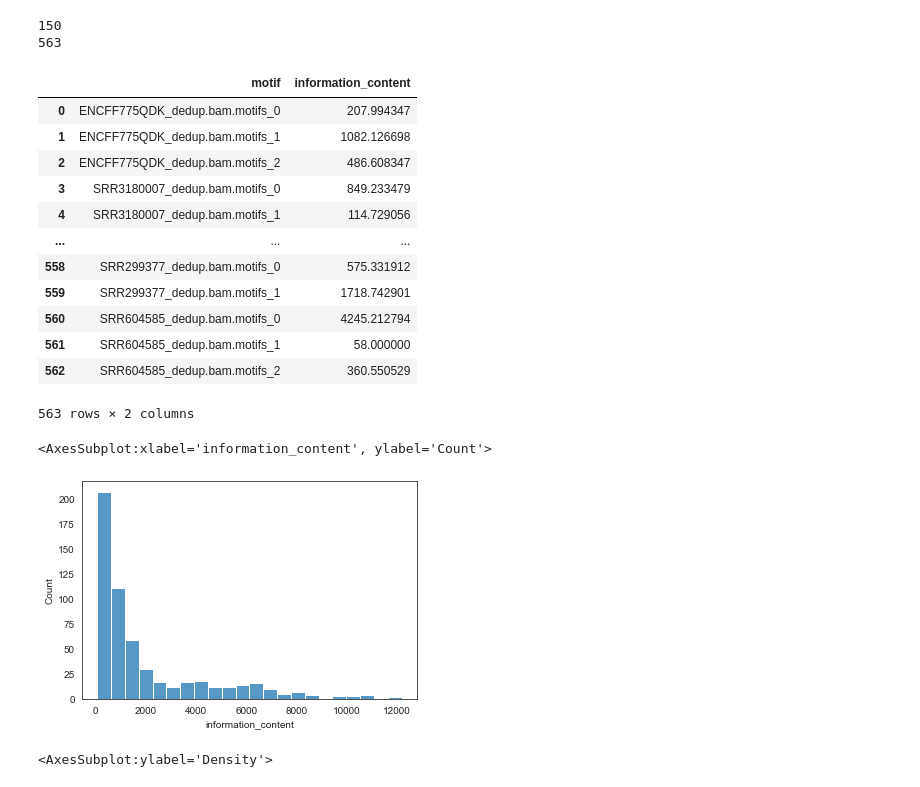
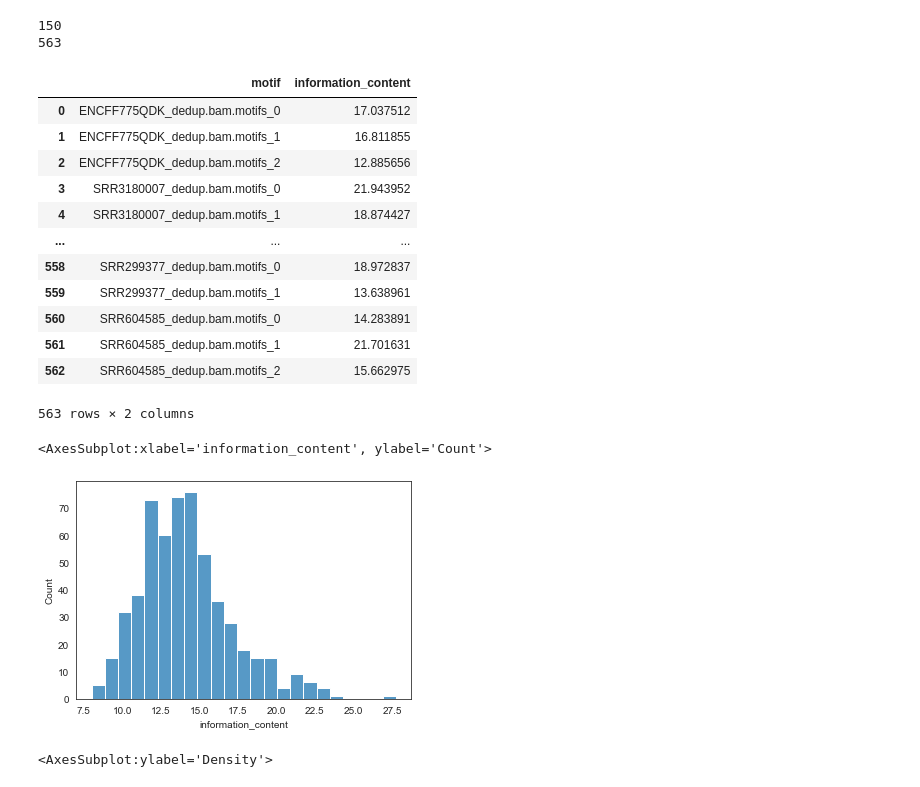
Before and after one commit to BAAL-NF/nopeak-utils, a Jupyter notebook: prototype.ipynb, the cells around one changed output. Saved outputs shown, nothing was run; the diff lists cells and outputs as text; code cells hidden in the pictures.

```diff
--- a/prototype.ipynb
+++ b/prototype.ipynb
@@ -24,24 +36,24 @@ print(len(all_motifs))
 150
 563
 # %%
-pd.DataFrame({ "motif" : [motif.id for motif in all_motifs], "information_content": [motif.information_content() for motif in all_motifs]})
+pd.DataFrame({ "motif" : [motif.id for motif in all_motifs], "information_content": [motif.information_content for motif in all_motifs]})
 # %% [output]
 |  | motif | information_content |
-| 0 | ENCFF775QDK_dedup.bam.motifs_0 | 207.994347 |
-| 1 | ENCFF775QDK_dedup.bam.motifs_1 | 1082.126698 |
-| 2 | ENCFF775QDK_dedup.bam.motifs_2 | 486.608347 |
-| 3 | SRR3180007_dedup.bam.motifs_0 | 849.233479 |
-| 4 | SRR3180007_dedup.bam.motifs_1 | 114.729056 |
+| 0 | ENCFF775QDK_dedup.bam.motifs_0 | 17.037512 |
+| 1 | ENCFF775QDK_dedup.bam.motifs_1 | 16.811855 |
+| 2 | ENCFF775QDK_dedup.bam.motifs_2 | 12.885656 |
+| 3 | SRR3180007_dedup.bam.motifs_0 | 21.943952 |
+| 4 | SRR3180007_dedup.bam.motifs_1 | 18.874427 |
 | ... | ... | ... |
-| 558 | SRR299377_dedup.bam.motifs_0 | 575.331912 |
-| 559 | SRR299377_dedup.bam.motifs_1 | 1718.742901 |
-| 560 | SRR604585_dedup.bam.motifs_0 | 4245.212794 |
-| 561 | SRR604585_dedup.bam.motifs_1 | 58.000000 |
-| 562 | SRR604585_dedup.bam.motifs_2 | 360.550529 |
+| 558 | SRR299377_dedup.bam.motifs_0 | 18.972837 |
+| 559 | SRR299377_dedup.bam.motifs_1 | 13.638961 |
+| 560 | SRR604585_dedup.bam.motifs_0 | 14.283891 |
+| 561 | SRR604585_dedup.bam.motifs_1 | 21.701631 |
+| 562 | SRR604585_dedup.bam.motifs_2 | 15.662975 |
 563 rows × 2 columns
 # %%
-sns.histplot(data=pd.DataFrame({"information_content": list(map(Motif.information_content, all_motifs))}), x="information_content")
+sns.histplot(data=pd.DataFrame({"information_content": list(map(lambda x: x.information_content, all_motifs))}), x="information_content")
 # %% [output]
 <AxesSubplot:xlabel='information_content', ylabel='Count'>
-[figure, old version]
+[figure, new version]
 # %%
```
Also changed, not shown: parts of 53 cells of this notebook.
